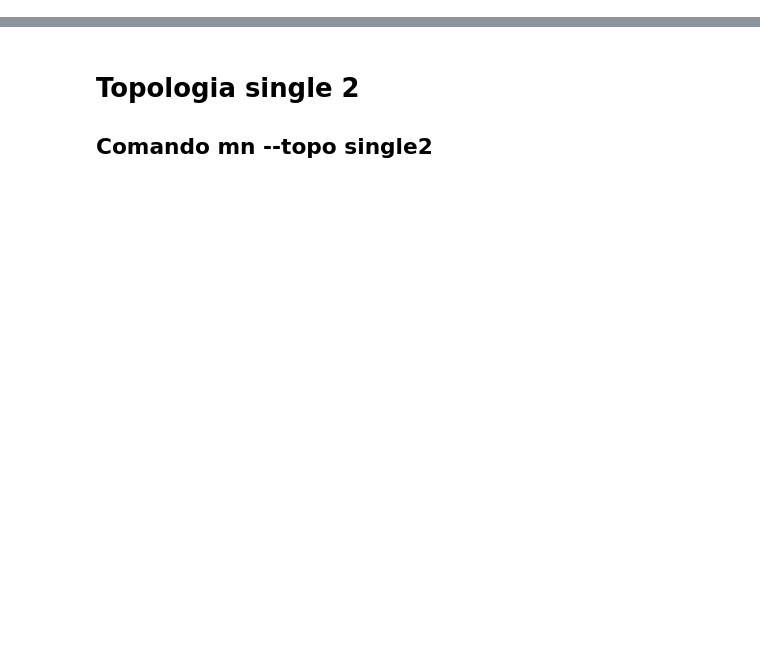
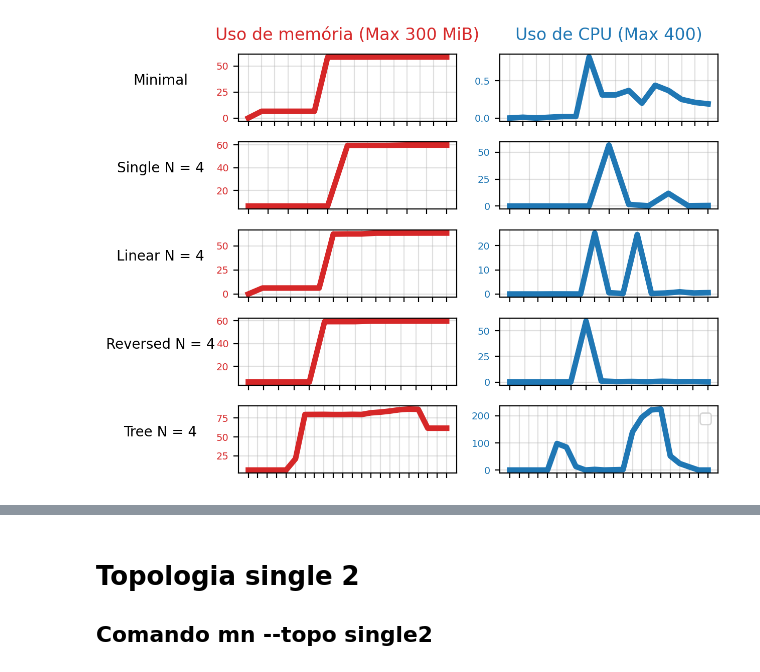
Before and after one commit to LucasGobbs/gbbmetrics, a Jupyter notebook: metrics.ipynb, the cells around one changed output, grey strips where cells are left out. Saved outputs shown, nothing was run; the diff lists cells and outputs as text; code cells hidden in the pictures; blank space fills up the shorter version.

Commit message:
adding graphs

```diff
--- a/metrics.ipynb
+++ b/metrics.ipynb
@@ -3,0 +1,82 @@
+# %%
+
+from matplotlib import pyplot as plt
+import pandas as pd
+plots = [
+    pd.read_csv("topo_minimal.csv"),
+    pd.read_csv("topo_single4.csv"),
+    pd.read_csv("topo_linear4.csv"),
+    pd.read_csv("topo_reversed4.csv"),
+    pd.read_csv("topo_tree4.csv"),
+]
+title = [
+    "Minimal",
+    "Single N = 4",
+    "Linear N = 4",
+    "Reversed N = 4",
+    "Tree N = 4"
+]
+data = []
+for i in range(len(plots)):
+    data.append((
+        plots[i]["Timestamp"],
+        plots[i]['Uso de memória (MiB)'],
+        plots[i]['% de uso de CPU']
+    ))
+
+
+colors = [
+    'tab:red',
+    'tab:blue'
+]
+
+
+# Plot Line1 (Left Y Axis)
+fig, ax = plt.subplots(len(plots),2, dpi= 200)
+for i in range(len(plots)):
+    ax[i, 0].plot(data[i][0], data[i][1], linewidth=4, color=colors[0])
+    ax[i, 1].plot(data[i][0], data[i][2], linewidth=4, color=colors[1])
+
+    if(i == 0):
+        ax[i, 0].set_title('Uso de memória (Max 300 MiB)', pad=10, color=colors[0])
+    ax[i, 0].set_ylabel(title[i], labelpad =40, rotation=0, color="black")
+    ax[i, 0].tick_params(axis='y', labelcolor=colors[0], labelsize=7 )
+    ax[i, 0].tick_params(left = True, right = False , labelleft = True , labelbottom = True, bottom = True)
+    ax[i, 0].tick_params(axis='x', rotation=25, labelsize=8)
+    # ax[0].set_xlabel('Tempo', fontsize=20)
+
+    if(i == 0):
+        ax[i, 1].set_title('Uso de CPU (Max 400)', pad=10, color=colors[1])
+    # ax[i, 1].set_ylabel("%", labelpad =20, rotation=0, color=colors[1],)
+    ax[i, 1].tick_params(axis='y', labelcolor=colors[1], labelsize=7 )
+    ax[i, 1].tick_params(axis='x', rotation=25, labelsize=8)
+
+    # ax[1].set_xlabel('Tempo', fontsize=20)
+
+    for j in range(2):
+        # ax[i, j].axvline(x="19:18:26", linewidth=2.5, color='purple', linestyle=':', label='Execução da Topologia')
+        # ax[i, j].axvline(x="19:18:40", linewidth=2.5, color='blue',  linestyle='-.', label='Execução do pingall')
+        ax[i, j].grid(alpha=.4)
+        every_nth = 4
+        for n, label in enumerate(ax[i, j].xaxis.get_ticklabels()):
+            if n % every_nth != 0:
+                label.set_visible(False)
+
+
+
+# Hide x labels and tick labels for top plots and y ticks for right plots.
+# for x in ax.flat:
+#     x.label_outer()
+
+for x in range(len(plots)):
+    # x.set(xlabel='x-label', ylabel='y-label')
+    plt.setp(ax[x,0].get_xticklabels(), visible=False)
+    plt.setp(ax[x,1].get_xticklabels(), visible=False)
+
+plt.locator_params(axis='x', nbins=2)
+plt.subplots_adjust(bottom=0.1, hspace=0.2)
+fig.tight_layout()
+fig.savefig("plots/line_comparisson.png")
+plt.legend()
+plt.show()
+# %% [output]
@@ -3,0 +84 @@
+[figure, added]
```
Also changed, not shown: parts of 14 cells of this notebook, 20 other files.
